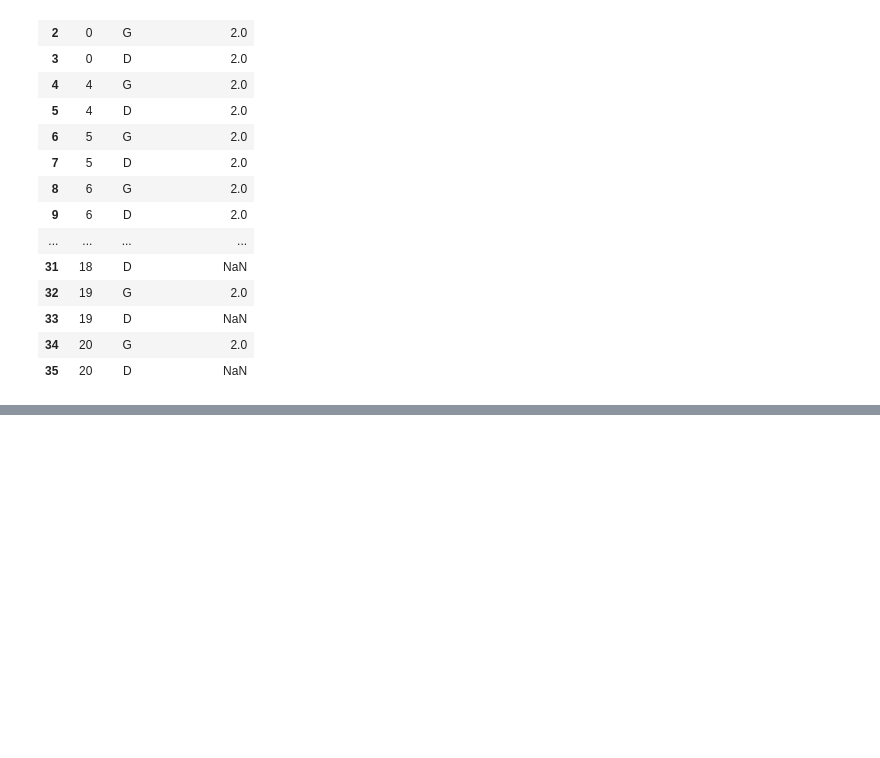
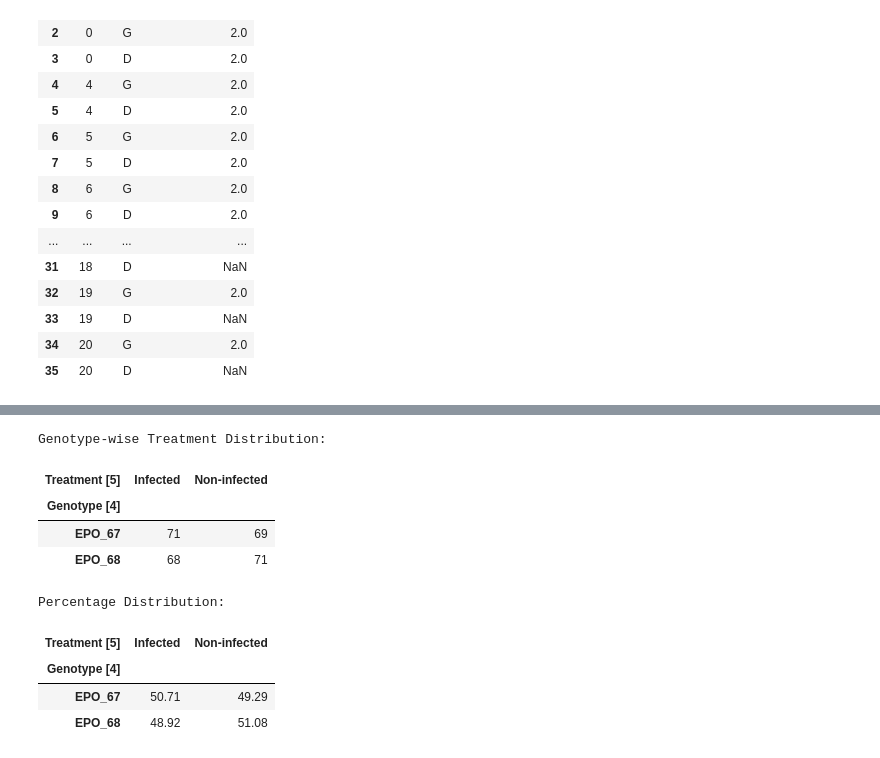
Before and after one commit to megha-0066/TerraSpectra, a Jupyter notebook: TeraSpectra.ipynb, the cells around one changed output, grey strips where cells are left out. Cells and saved outputs as stored; diff of their text form; code cells hidden in the pictures; blank space fills up the shorter version.

```diff
--- a/TeraSpectra.ipynb
+++ b/TeraSpectra.ipynb
@@ -749,0 +812,29 @@ display(timeline_df)
+# %%
+genotype_treatment = pd.crosstab(
+    df["Genotype [4]"],
+    df["Treatment [5]"]
+)
+
+print("Genotype-wise Treatment Distribution:")
+display(genotype_treatment)
+
+print("\nPercentage Distribution:")
+
+display(
+    pd.crosstab(
+        df["Genotype [4]"],
+        df["Treatment [5]"],
+        normalize="index"
+    ).mul(100).round(2)
+)
+# %% [output]
+Genotype-wise Treatment Distribution:
+| Treatment [5] | Infected | Non-infected |
+| Genotype [4] |  |  |
+| EPO_67 | 71 | 69 |
+| EPO_68 | 68 | 71 |
+Percentage Distribution:
+| Treatment [5] | Infected | Non-infected |
+| Genotype [4] |  |  |
+| EPO_67 | 50.71 | 49.29 |
+| EPO_68 | 48.92 | 51.08 |
```
Also changed, not shown: parts of 6 cells of this notebook.
